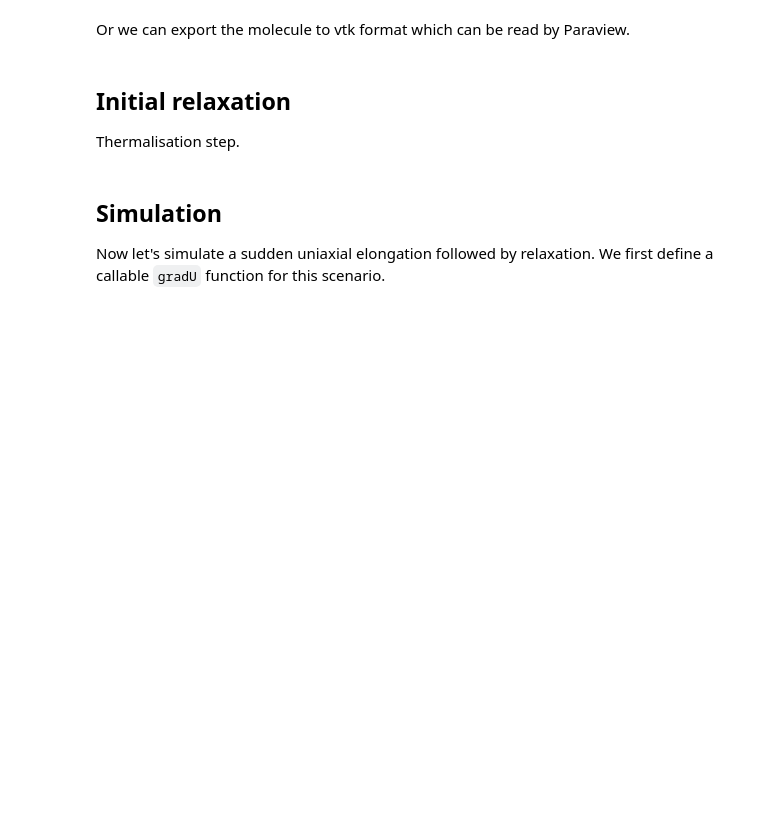
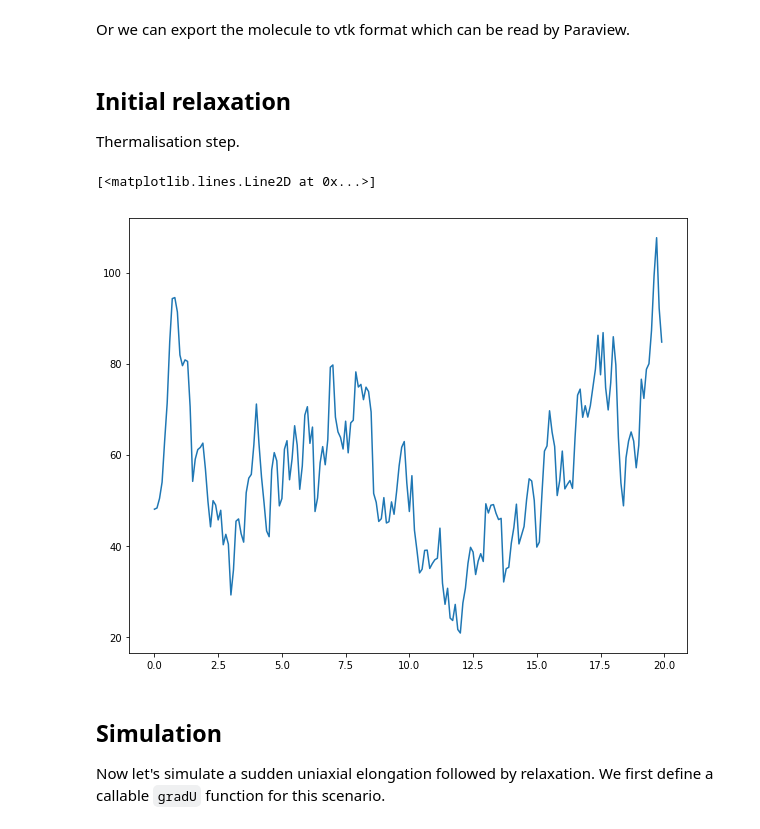
Before and after one commit to etiennerognin/DiluteBrownianDynamics, a Jupyter notebook: examples/Single adaptive Kramers chain.ipynb, the cells around one changed output. Drawn from its saved outputs; the diff is of its cells as text; code cells hidden in the pictures; blank space fills up the shorter version.

```diff
--- a/examples/Single adaptive Kramers chain.ipynb
+++ b/examples/Single adaptive Kramers chain.ipynb
@@ -71,7 +75,14 @@ molecule.save_vtk('outputs/vtk/example.vtk')
 Thermalisation step.
 # %%
 gradU = np.zeros((3, 3))
-observables, molecule_out = simulate(molecule, gradU, n_rec, dt, full_trajectory=False, progress=True)
+observables, molecule_init = simulate(molecule, gradU, dt, n_steps,
+                                     write_interval=write_interval, full_trajectory=False, progress=True)
+# %%
+t = np.arange(n_steps//write_interval)*dt*write_interval
+plt.plot(t, observables['A'][:,0,0])
+# %% [output]
+[<matplotlib.lines.Line2D at 0x...>]
+[figure, added]
 # %% [markdown]
 ## Simulation
 Now let's simulate a sudden uniaxial elongation followed by relaxation. We first define a callable `gradU` function for this scenario.
```
Also changed, not shown: parts of 21 cells of this notebook, 24 other files.
